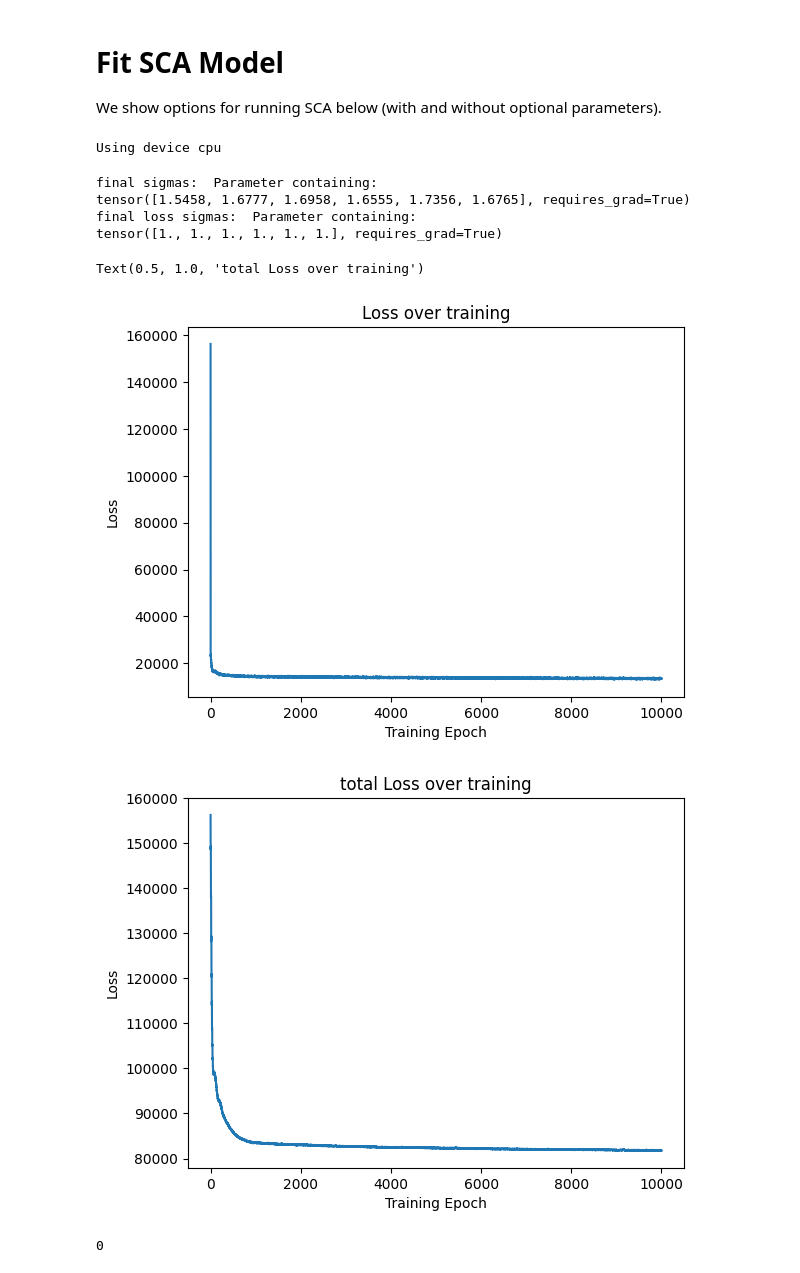
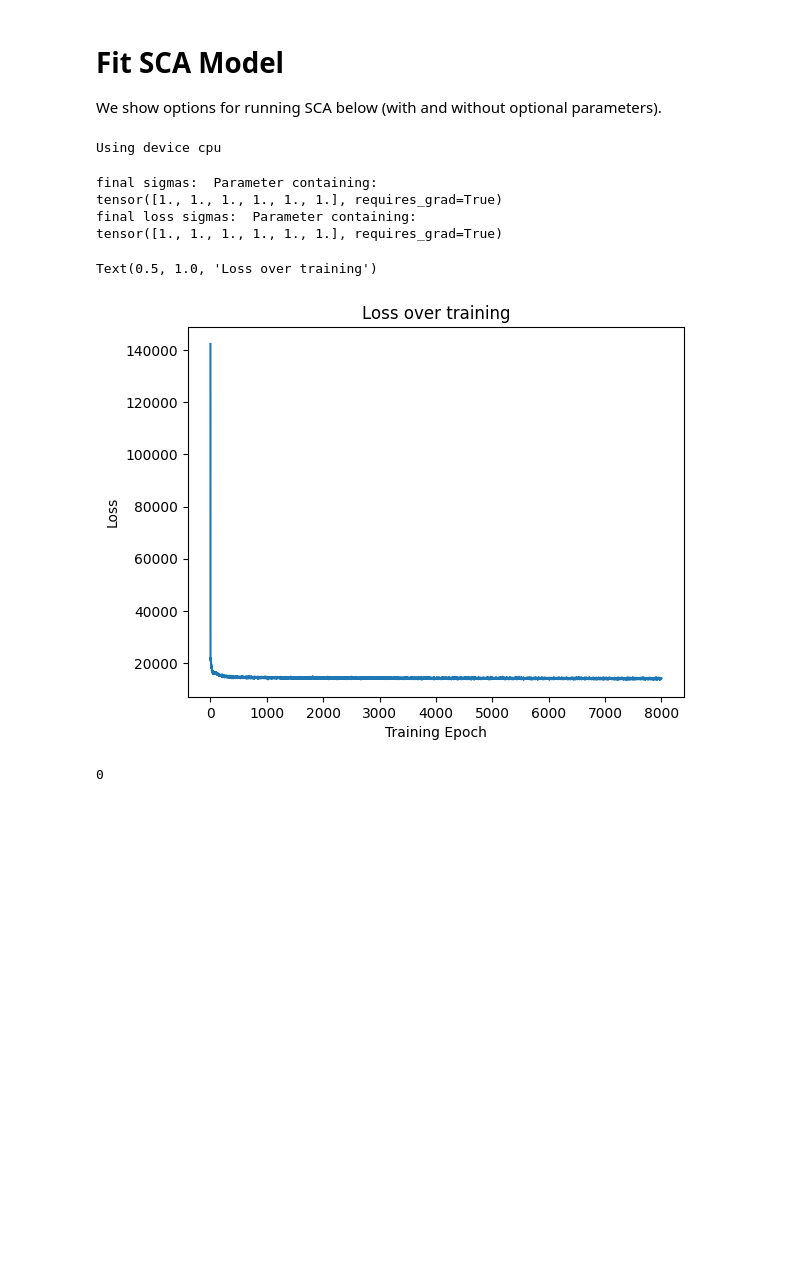
Before and after one commit to dyu222/sca, a Jupyter notebook: notebooks/Derek_5pop_dropout.ipynb, the cells around one changed output. Cells and saved outputs as stored; diff of their text form; code cells hidden in the pictures; blank space fills up the shorter version.

```diff
--- a/notebooks/Derek_5pop_dropout.ipynb
+++ b/notebooks/Derek_5pop_dropout.ipynb
@@ -216,7 +217,7 @@ We show options for running SCA below (with and without optional parameters).
 # sca=SCA(n_components=n_components,orth=orth, lam_sparse=lam_sparse, lam_orthog=lam_orthog, lr=lr,n_epochs=n_epochs, init=init)
 
 # TODO: add scalar * the lam values = the same value as the coordinated dropout rate
-sca=SCA(poisson=True,n_components=n_components,orth=orth, lam_sparse=0.15, lam_orthog=150, lr=1e-3,n_epochs=n_epochs, init=init)
+sca=SCA(poisson=True,n_components=n_components,orth=orth, lam_sparse=0.15, lam_orthog=150, lr=1e-3,n_epochs=8000, init=init)
 
 
 #Fit the model and get the low dimensional representation
@@ -225,40 +226,39 @@ sca_latent=sca.fit_transform(X=X, sample_weight=sample_weights)
 # %% [output]
 Using device cpu
 final sigmas:  Parameter containing:
-tensor([1.5458, 1.6777, 1.6958, 1.6555, 1.7356, 1.6765], requires_grad=True)
+tensor([1., 1., 1., 1., 1., 1.], requires_grad=True)
 final loss sigmas:  Parameter containing:
 tensor([1., 1., 1., 1., 1., 1.], requires_grad=True)
 # %%
 #Plot the loss over all iterations
 plt.figure()
 plt.plot(sca.losses)
 plt.xlabel('Training Epoch')
 plt.ylabel('Loss')
 plt.title('Loss over training')
 
 #Plot the loss over the last 100 iterations (to see if it has truly hit a plateau)
 # plt.figure()
 # plt.plot(sca.losses[-200:-1])
 # # plt.plot(sca.losses[4000:])
 # plt.xlabel('Training Epoch')
 # plt.ylabel('Loss')
 # print("losses: ", sca.losses[0])
 
 # plt.figure()
 # # plt.plot(sca.losses[-100:-1])
 # plt.plot(sca.losses[:200])
 # plt.xlabel('Training Epoch')
 # plt.ylabel('Loss')
 
-plt.figure()
-plt.plot(sca.total_losses)
-plt.xlabel('Training Epoch')
-plt.ylabel('Loss')
-plt.title('total Loss over training')
+# plt.figure()
+# plt.plot(sca.total_losses)
+# plt.xlabel('Training Epoch')
+# plt.ylabel('Loss')
+# plt.title('total Loss over training')
 # %% [output]
-Text(0.5, 1.0, 'total Loss over training')
+Text(0.5, 1.0, 'Loss over training')
-[figure, old version]
+[figure, new version]
-[figure, removed]
 # %%
 print(np.argmax(sca.losses))
 # %% [output]
```
Also changed, not shown: parts of 6 cells of this notebook, 3 other files.
